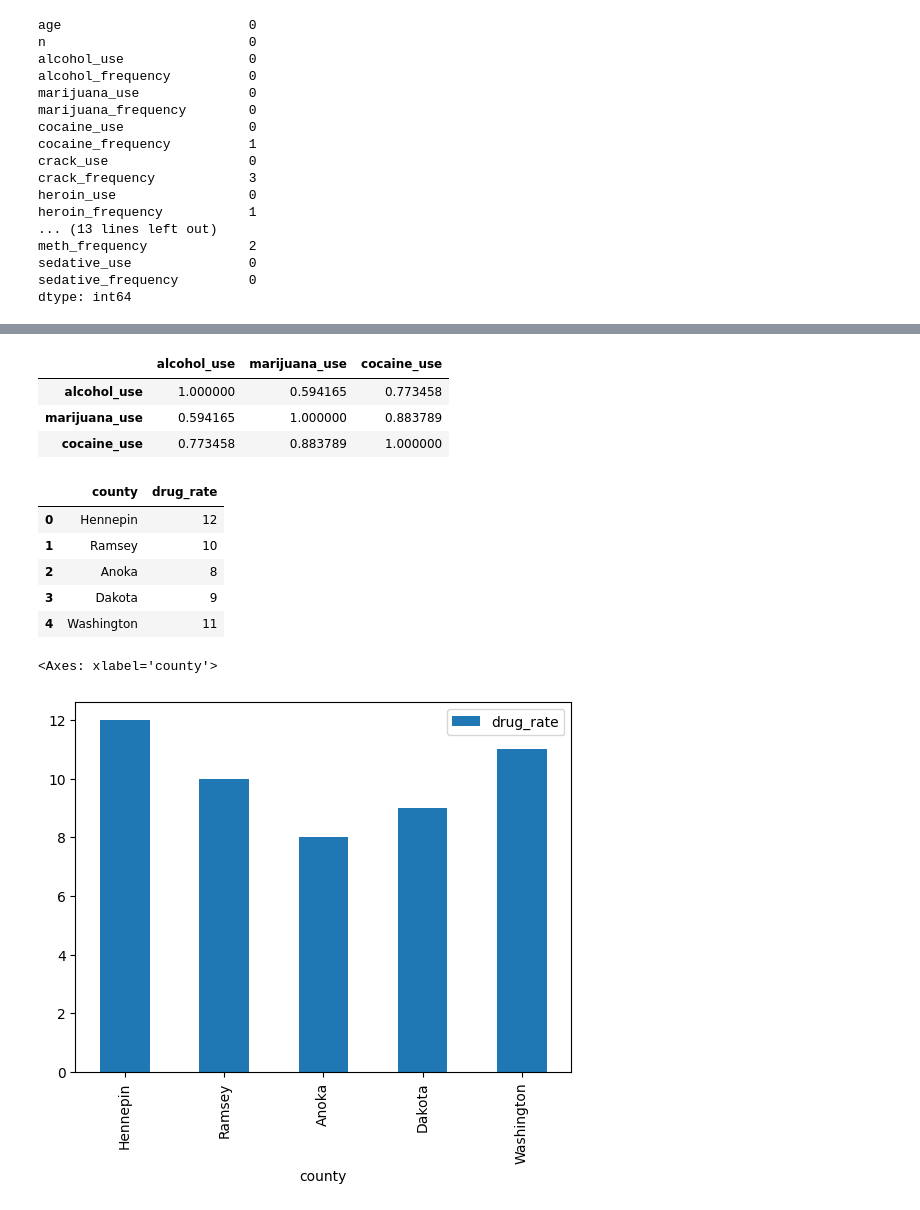
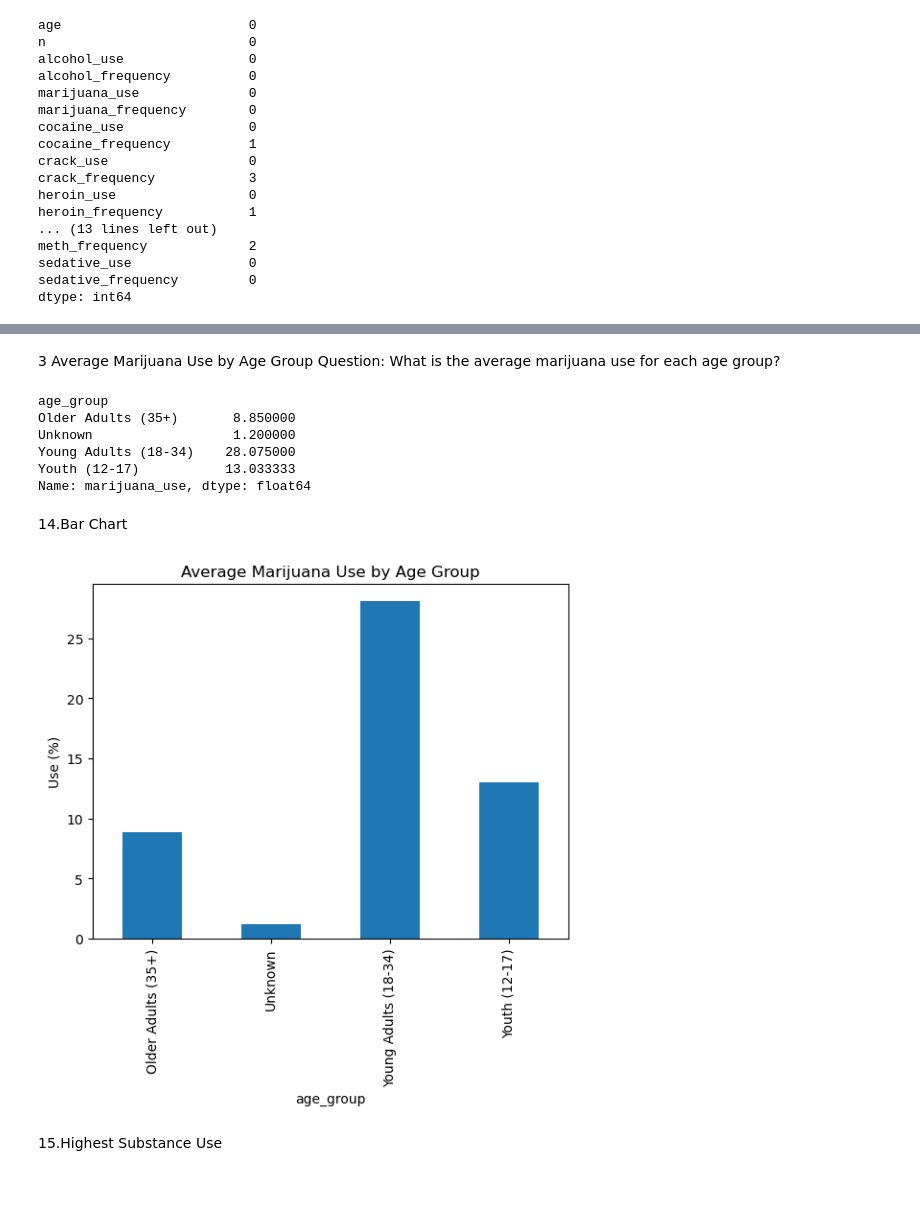
Before and after one commit to Dwoyessa/Debisa-woyessa-youth-substance-use-analysis, a Jupyter notebook: EDA.ipynb, the cells around one changed output, grey strips where cells are left out. Cells and saved outputs as stored; diff of their text form; code cells hidden in the pictures.

```diff
--- a/EDA.ipynb
+++ b/EDA.ipynb
@@ -177,33 +252,25 @@ plt.show()
-# %%
-df[['alcohol_use','marijuana_use','cocaine_use']].corr()
-# %% [output]
-|  | alcohol_use | marijuana_use | cocaine_use |
-| alcohol_use | 1.000000 | 0.594165 | 0.773458 |
-| marijuana_use | 0.594165 | 1.000000 | 0.883789 |
-| cocaine_use | 0.773458 | 0.883789 | 1.000000 |
-# %%
-
-data = {
-    'county': ['Hennepin', 'Ramsey', 'Anoka', 'Dakota', 'Washington'],
-    'drug_rate': [12, 10, 8, 9, 11]
-}
-
-county_df = pd.DataFrame(data)
-county_df
-twin_counties = ['Hennepin', 'Ramsey', 'Anoka', 'Dakota', 'Washington', 'Scott', 'Carver']
-
-metro_df = county_df[county_df['county'].isin(twin_counties)]
-
-metro_df.head()
-# %% [output]
-|  | county | drug_rate |
-| 0 | Hennepin | 12 |
-| 1 | Ramsey | 10 |
-| 2 | Anoka | 8 |
-| 3 | Dakota | 9 |
-| 4 | Washington | 11 |
-# %%
-county_df.plot(kind='bar', x='county', y='drug_rate')
-# %% [output]
-<Axes: xlabel='county'>
-[figure, removed]
+# %% [markdown]
+3 Average Marijuana Use by Age Group
+Question: What is the average marijuana use for each age group?
+# %%
+
+group_means = df.groupby("age_group")["marijuana_use"].mean()
+group_means
+# %% [output]
+age_group
+Older Adults (35+)       8.850000
+Unknown                  1.200000
+Young Adults (18-34)    28.075000
+Youth (12-17)           13.033333
+Name: marijuana_use, dtype: float64
+# %% [markdown]
+14.Bar Chart
+# %%
+group_means.plot(kind="bar")
+plt.title("Average Marijuana Use by Age Group")
+plt.ylabel("Use (%)")
+plt.show()
+# %% [output]
+[figure, added]
+# %% [markdown]
+15.Highest Substance Use
```
Also changed, not shown: parts of 39 cells of this notebook.
